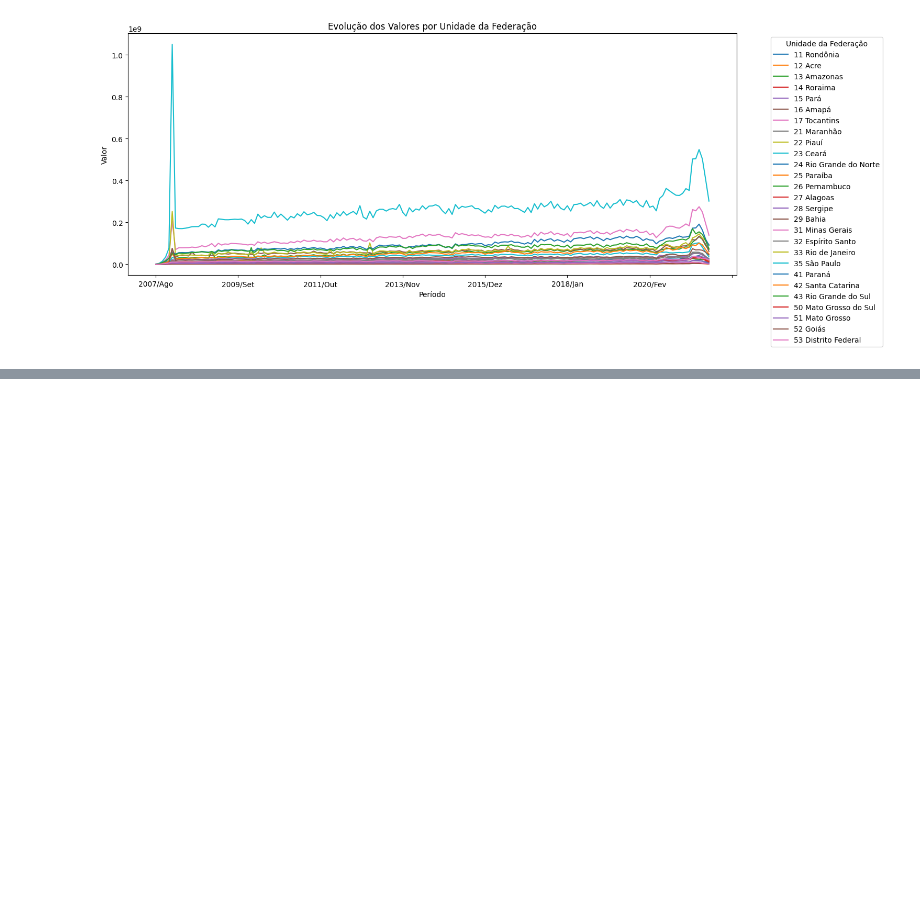
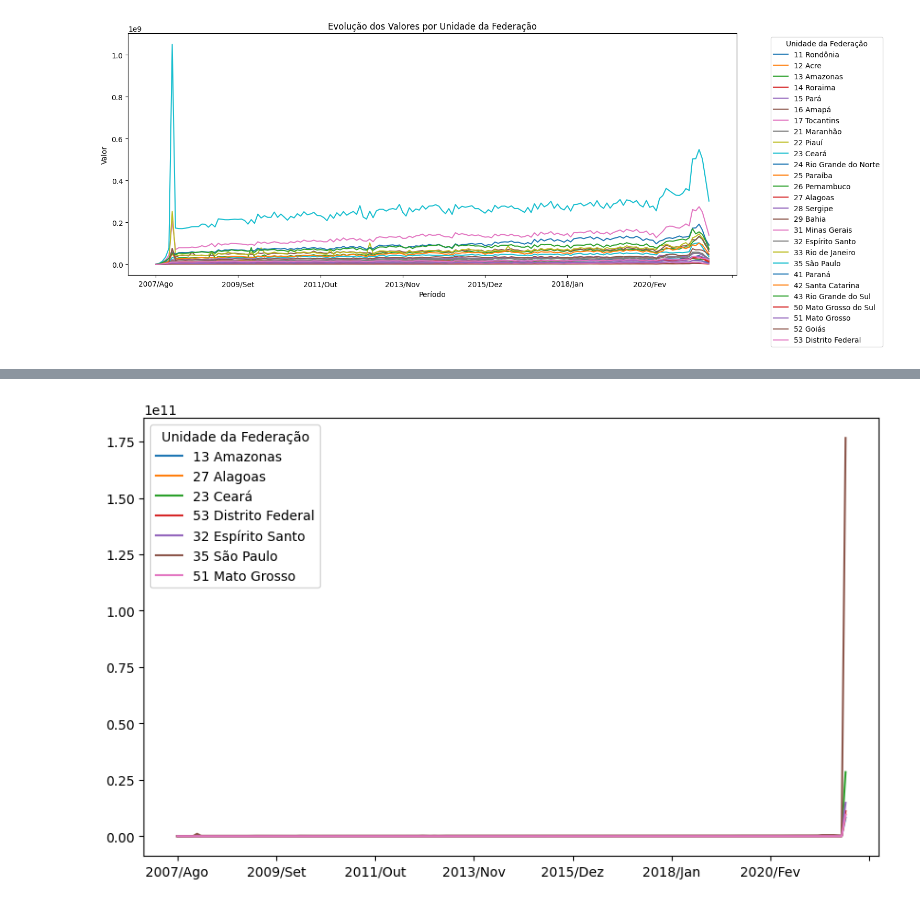
Before and after one commit to AleLucasG/Pos_Tech_FIAP_Data_Analytics, a Jupyter notebook: 01-data-analytics/handson/handson-03/Producao_Hospitalar.ipynb, the cells around one changed output, grey strips where cells are left out. Saved outputs shown, nothing was run; the diff lists cells and outputs as text; code cells hidden in the pictures; blank space fills up the shorter version.

```diff
--- a/01-data-analytics/handson/handson-03/Producao_Hospitalar.ipynb
+++ b/01-data-analytics/handson/handson-03/Producao_Hospitalar.ipynb
@@ -447,0 +512,5 @@ plt.show()
+# %%
+# Seleciona 7 estados aleatórios, transpõe os dados e gera um gráfico de linhas para visualizar a evolução dos valores ao longo do tempo
+dados_dos_7_estados = dados_usaveis.sample(n=7).T.plot(figsize=(10,6))
+# %% [output]
+[figure, added]
```
Also changed, not shown: parts of 12 cells of this notebook.
